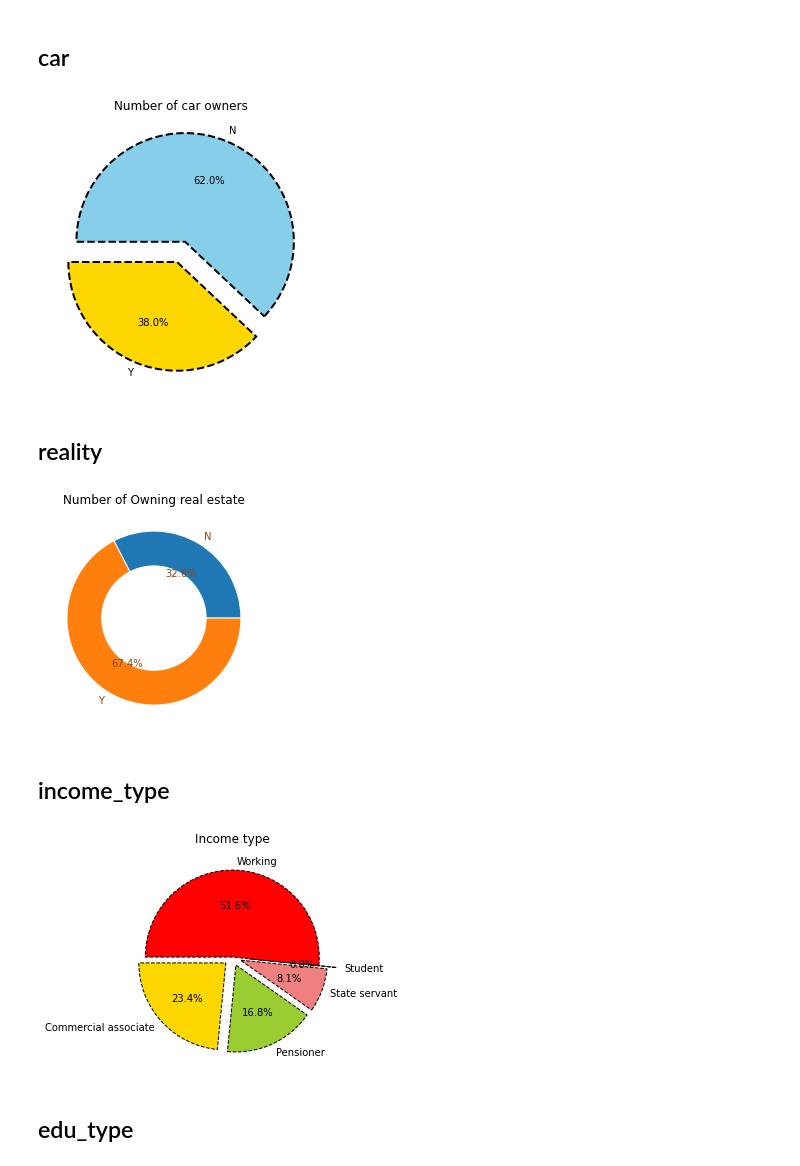
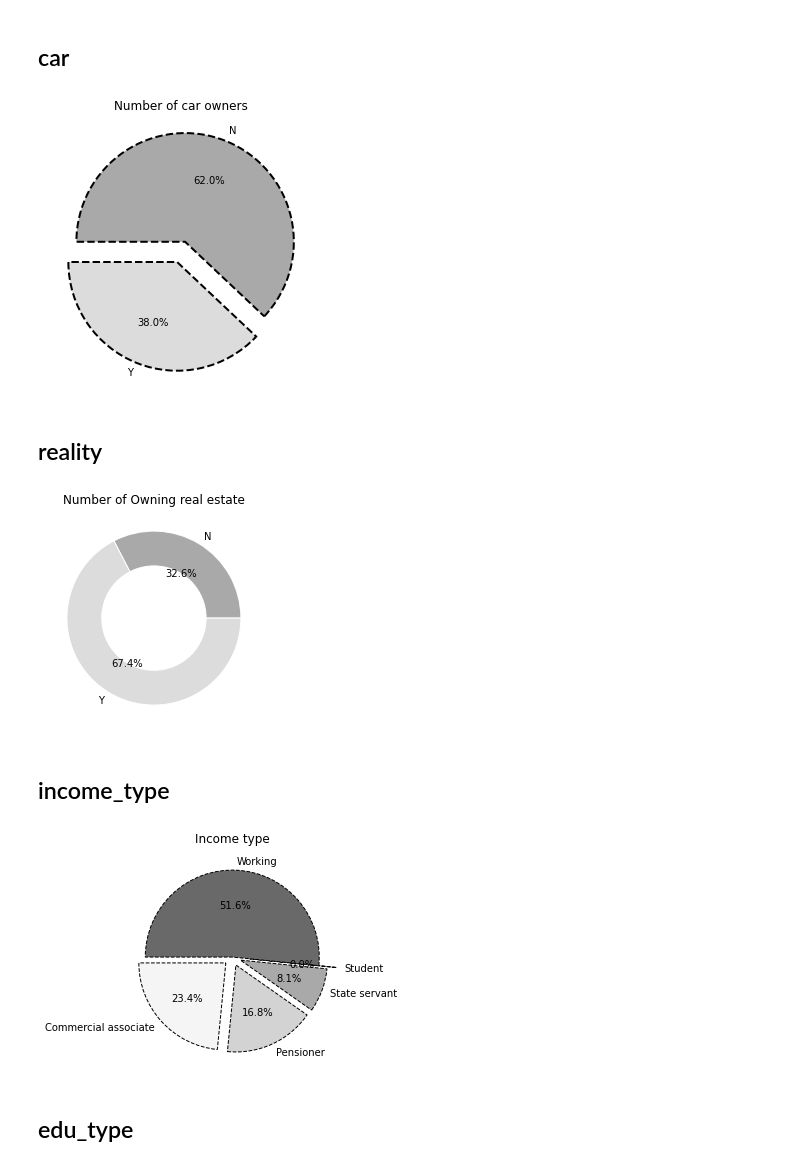
Before and after one commit to Byeon-MJ/CreditCard_Overdue_Prediction, a Jupyter notebook: ML_CreditCard_Classification_Final.ipynb, the cells around one changed output. Drawn from its saved outputs; the diff is of its cells as text; code cells hidden in the pictures.

```diff
--- a/ML_CreditCard_Classification_Final.ipynb
+++ b/ML_CreditCard_Classification_Final.ipynb
@@ -141,39 +148,39 @@ plt.show()
 # %%
 df1= train.groupby('car').count()['index']
 explode = (0.1, 0.1)
 fig = plt.figure(figsize=(5,5)) ## 캔버스 생성
 fig.set_facecolor('white')
-plt.pie(df1, labels=df1.index,colors=['skyblue','gold'],explode=explode, startangle=180,autopct='%1.1f%%',counterclock=False,wedgeprops = {'edgecolor':'k','linestyle':'--','linewidth':2})
+plt.pie(df1, labels=df1.index,colors=['darkgray','gainsboro'],explode=explode, startangle=180,autopct='%1.1f%%',counterclock=False,wedgeprops = {'edgecolor':'k','linestyle':'--','linewidth':2})
 plt.title('Number of car owners')
 plt.show()
 # %% [output]
-[figure, old version]
+[figure, new version]
 # %% [markdown]
 ## reality
 # %%
 df1= train.groupby('reality').count()['index'] #reality (부동산) groupby후 시각화
 my_circle=plt.Circle((0,0),0.6,color='white')
 fig = plt.figure()
-plt.pie(df1,labels=df1.index,wedgeprops={'linewidth':1,'edgecolor':'white'},autopct='%1.1f%%',textprops={'color':"saddlebrown"})
+plt.pie(df1,labels=df1.index,wedgeprops={'linewidth':1,'edgecolor':'white'},autopct='%1.1f%%',textprops={'color':"black"}, colors=['darkgray','gainsboro'])
 p=plt.gcf()
 p.gca().add_artist(my_circle)
 fig.patch.set_facecolor('white')
 plt.title('Number of Owning real estate')
 plt.show()
 # %% [output]
-[figure, old version]
+[figure, new version]
 # %% [markdown]
 ## income_type
 # %%
 it = train.groupby('income_type').count()['index']
 explode = (0.1, 0.1, 0.1, 0.2, 0.0)
-colors = ['gold', 'yellowgreen', 'lightcoral', 'lightskyblue', 'red']
+colors = ['whitesmoke', 'lightgray', 'darkgray', 'grey', 'dimgray']
 plt.pie(it,explode=explode,colors=colors, labels=it.index, startangle=180,autopct='%1.1f%%',wedgeprops = {'edgecolor':'k','linestyle':'--','linewidth':1},textprops={'color':"black"})
 title_color = 'black'
 plt.title('Income type',color=title_color)
 plt.show()
 # %% [output]
-[figure, old version]
+[figure, new version]
 # %% [markdown]
 ## edu_type
 # %%
```
Also changed, not shown: parts of 20 cells of this notebook.
